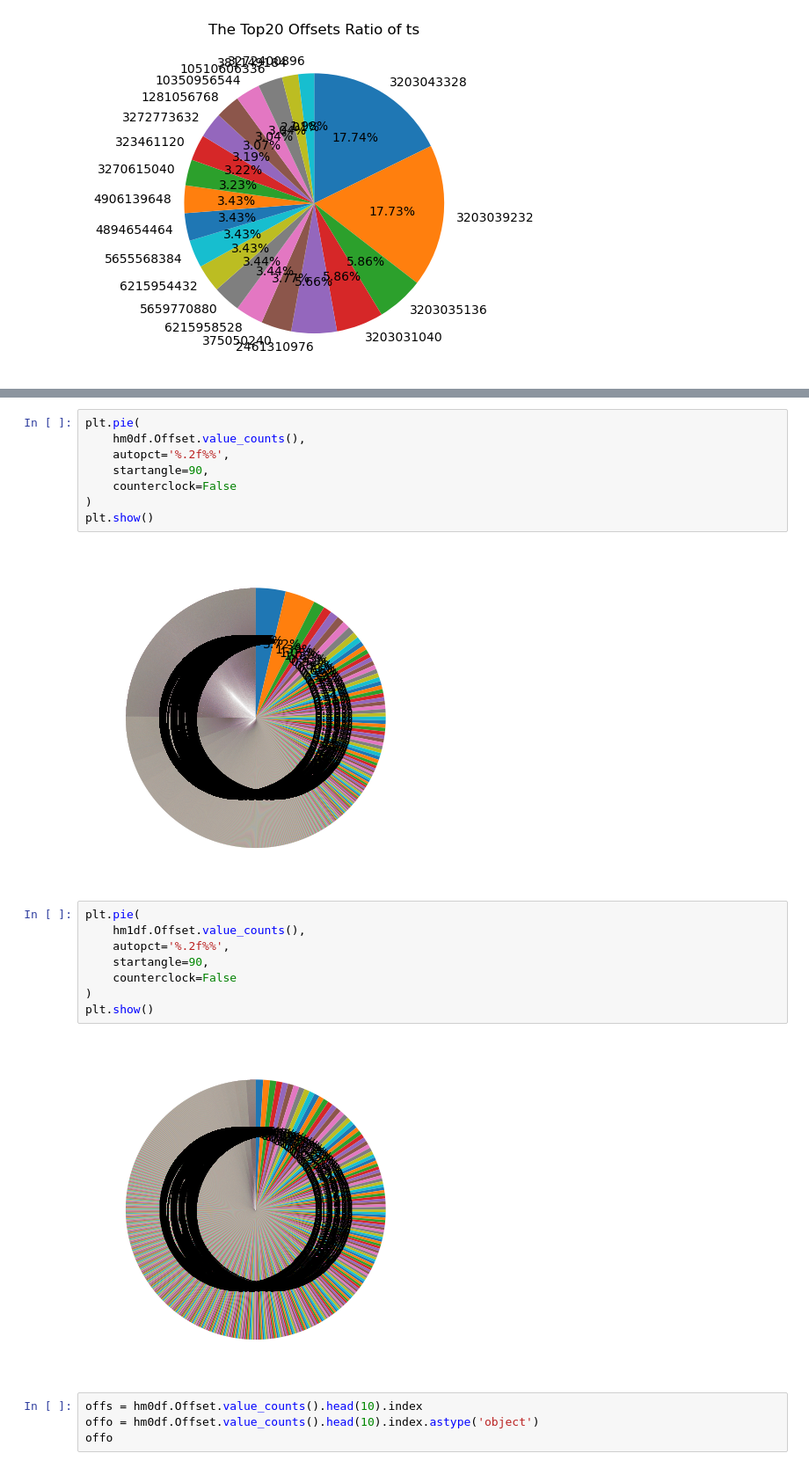
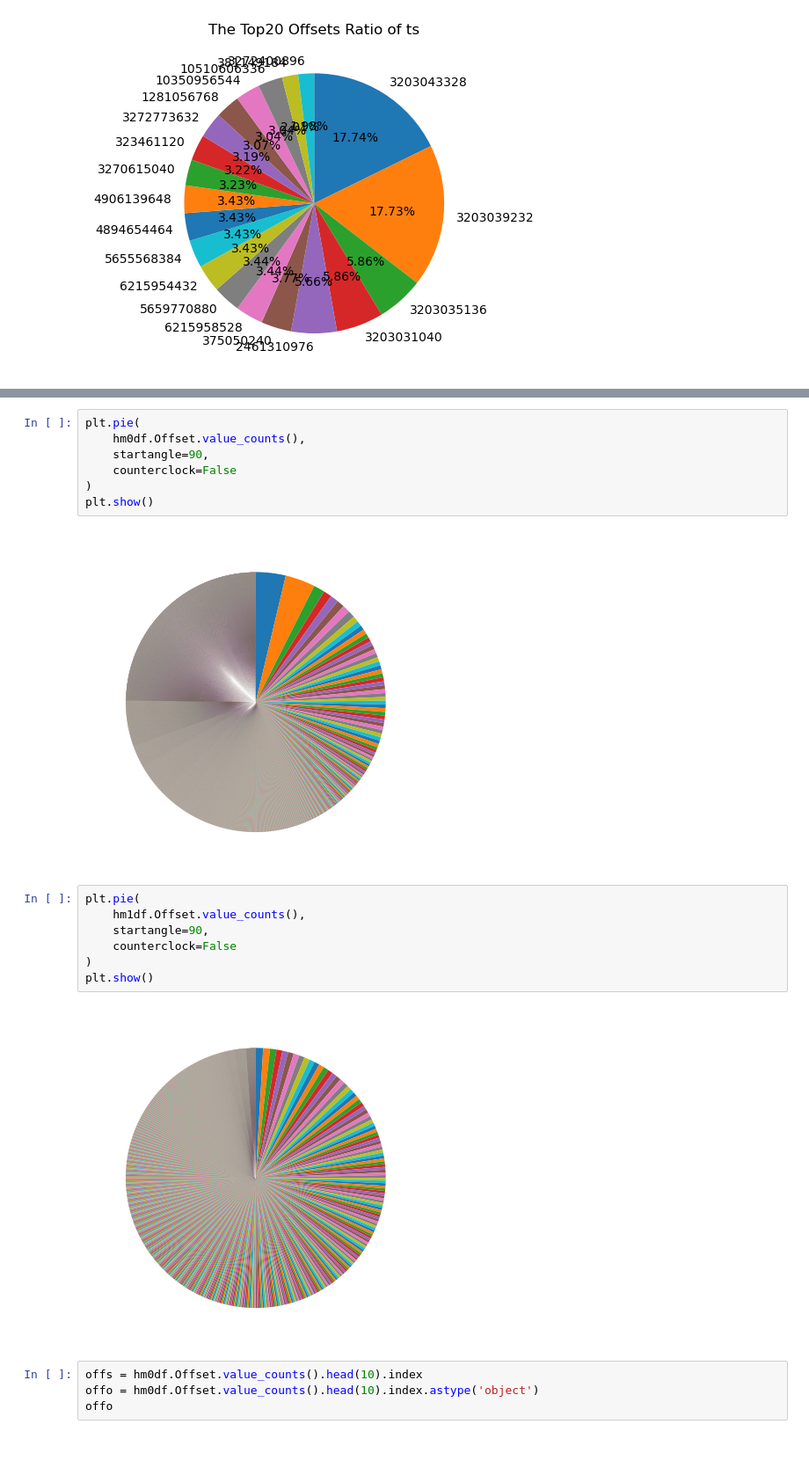
Before and after one commit to GSC-Block-IO/Block-IO, a Jupyter notebook: sc_vz_dm/Visualization_dmlee.ipynb, the cells around one changed output, grey strips where cells are left out. Shown at 88% size. Drawn from its saved outputs; the diff is of its cells as text.

```diff
--- a/sc_vz_dm/Visualization_dmlee.ipynb
+++ b/sc_vz_dm/Visualization_dmlee.ipynb
@@ -107,23 +136,21 @@ for dfs, title in zip(dflists, titles):
 # %%
 plt.pie(
     hm0df.Offset.value_counts(),
-    autopct='%.2f%%',
     startangle=90,
     counterclock=False
 )
 plt.show()
 # %% [output]
-[figure, old version]
+[figure, new version]
 # %%
 plt.pie(
     hm1df.Offset.value_counts(),
-    autopct='%.2f%%',
     startangle=90,
     counterclock=False
 )
 plt.show()
 # %% [output]
-[figure, old version]
+[figure, new version]
 # %%
 offs = hm0df.Offset.value_counts().head(10).index
 offo = hm0df.Offset.value_counts().head(10).index.astype('object')
```
Also changed, not shown: parts of 3 cells of this notebook.
